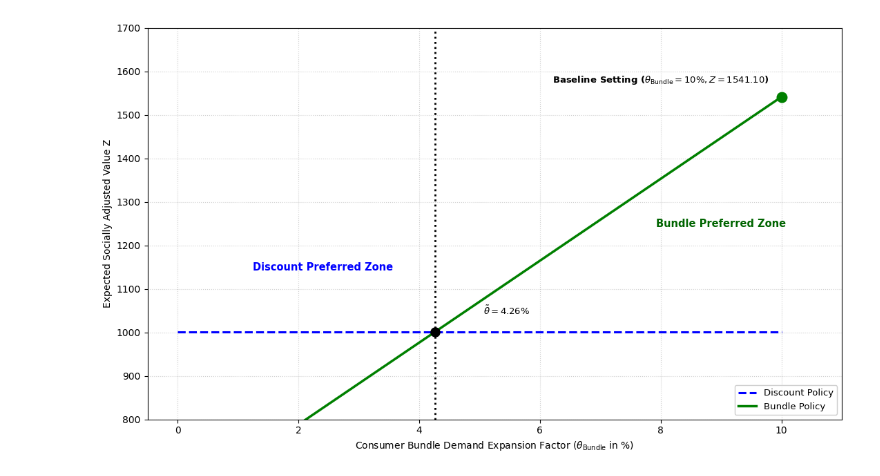
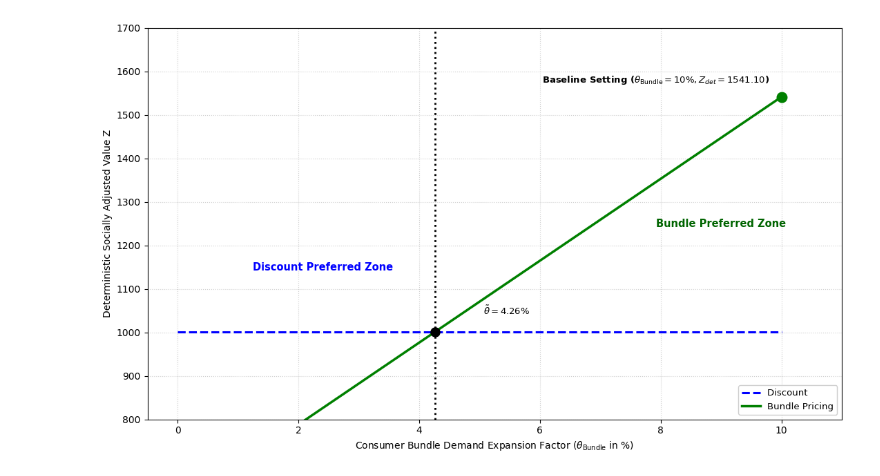
Before and after one commit to riken924/Promotion-Strategy-Selection-for-Perishable-Clearance, a Jupyter notebook: src/Figure_7_Strategy_Performance_under_Behavioural_Demand_Expansion_(δ=2.0).ipynb, the cells around one changed output. Saved outputs shown, nothing was run; the diff lists cells and outputs as text; code cells hidden in the pictures.

```diff
--- a/src/Figure_7_Strategy_Performance_under_Behavioural_Demand_Expansion_(δ=2.0).ipynb
+++ b/src/Figure_7_Strategy_Performance_under_Behavioural_Demand_Expansion_(δ=2.0).ipynb
@@ -1,29 +1,23 @@
 # %%
 import matplotlib.pyplot as plt
 import numpy as np
-
 
 theta_range = np.linspace(0.0, 0.10, 101)
 
 z_discount_val = 1001.00
 z_discount = np.full_like(theta_range, z_discount_val)
 
-
 z_bundle_baseline = 1541.10
 theta_tilde_val = 0.0426
-
 
 slope = (z_bundle_baseline - z_discount_val) / (0.10 - theta_tilde_val)
 z_bundle = z_discount_val + slope * (theta_range - theta_tilde_val)
 
-
 plt.figure(figsize=(11, 6.5))
-
 
 plt.axvline(
     x=theta_tilde_val * 100, color='black', linestyle=':', linewidth=2.0, zorder=2
 )
-
 
 plt.plot(
     theta_range * 100,
@@ -31,7 +25,7 @@ plt.plot(
     color='blue',
     linestyle='--',
     linewidth=2.2,
-    label='Discount Policy',
+    label='Discount ',
     zorder=3,
 )
 plt.plot(
@@ -40,29 +34,26 @@ plt.plot(
     color='green',
     linestyle='-',
     linewidth=2.5,
-    label='Bundle Policy',
+    label='Bundle Pricing',
     zorder=4,
 )
-
 
 plt.scatter(
     [theta_tilde_val * 100], [z_discount_val], color='black', s=90, zorder=10
 )
 
+plt.scatter([10.0], [z_bundle_baseline], color='green', s=110, zorder=10)
 
-plt.scatter([10.0], [z_bundle_baseline], color='green', s=110, zorder=10)
 plt.text(
     9.8,
     z_bundle_baseline + 25,
-    rf'Baseline Setting ($\theta_{{\mathrm{{Bundle}}}} = 10\%, Z ='
-    rf' {z_bundle_baseline:.2f}$)',
+    rf'Baseline Setting ($\theta_{{\mathrm{{Bundle}}}} = 10\%, Z_{{det}} = {z_bundle_baseline:.2f}$)',
     fontsize=9.5,
     fontweight='bold',
     color='black',
     ha='right',
     va='bottom',
 )
-
 
 plt.text(
     theta_tilde_val * 100 + 0.8,
@@ -74,7 +65,6 @@ plt.text(
     ha='left',
     va='center',
 )
-
 
 plt.text(
     9,
@@ -82,36 +72,34 @@ plt.text(
     'Bundle Preferred Zone',
     fontsize=10.5,
     fontweight='bold',
     color='darkgreen',
     ha='center',
     va='center',
 )
 
 plt.text(
     2.4,
     1150.0,
     'Discount Preferred Zone',
     fontsize=10.5,
     fontweight='bold',
     color='blue',
     ha='center',
     va='center',
 )
 
-
-
 plt.xlabel(
-    r'Consumer Bundle Demand Expansion Factor ($\theta_{\mathrm{Bundle}}$ in'
-    ' %)',
+    r'Consumer Bundle Demand Expansion Factor ($\theta_{\mathrm{Bundle}}$ in %)',
     fontsize=10,
 )
-plt.ylabel('Expected Socially Adjusted Value Z', fontsize=10)
+
+plt.ylabel('Deterministic Socially Adjusted Value Z', fontsize=10)
 plt.xlim(-0.5, 11.0)
 plt.ylim(800, 1700)
 plt.legend(loc='lower right', fontsize=9.5, framealpha=0.95)
 plt.grid(True, linestyle=':', alpha=0.6)
 plt.tight_layout()
 
 plt.show()
 # %% [output]
-[figure, old version]
+[figure, new version]
```
